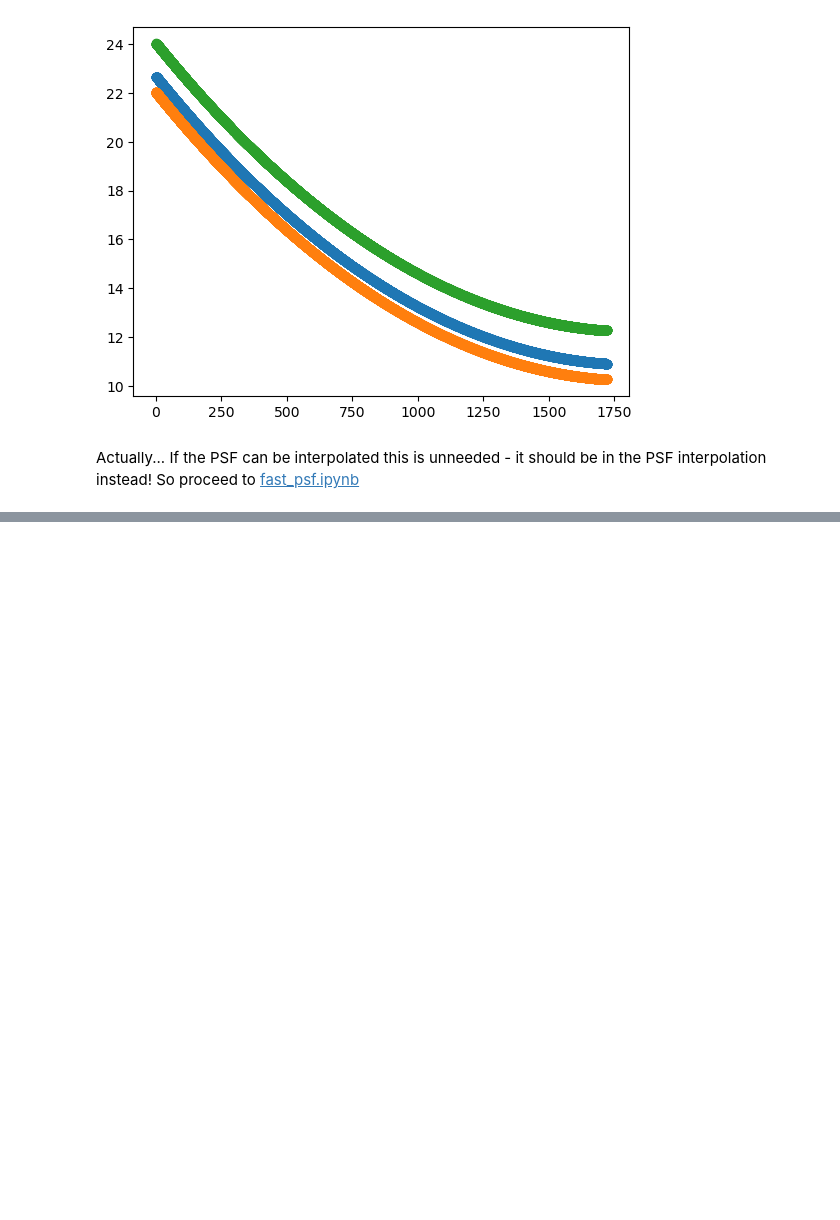
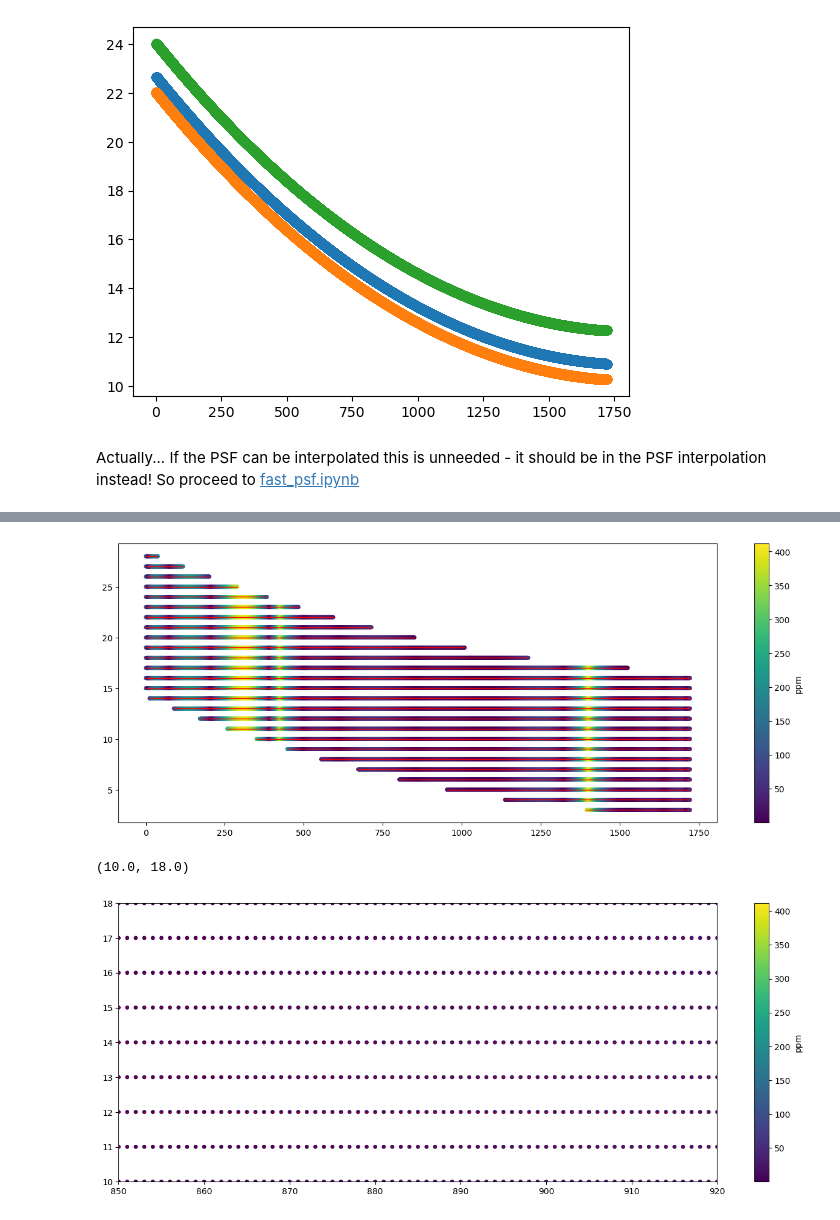
Before and after one commit to eteq/m31_jwst_2609_vol2, a Jupyter notebook: experimentation/fast_wcs.ipynb, the cells around one changed output, grey strips where cells are left out. Saved outputs shown, nothing was run; the diff lists cells and outputs as text; code cells hidden in the pictures; blank space fills up the shorter version.

```diff
--- a/experimentation/fast_wcs.ipynb
+++ b/experimentation/fast_wcs.ipynb
@@ -73,0 +217,15 @@ Oh, but as [wcs_linear_testing.ipynb](wcs_linear_testing.ipynb) shows, the *wave
+# %%
+fig = plt.figure(figsize=(16, 6))
+dtot = np.hypot(dx, dy)
+sc = plt.scatter(xs_approx, ys_approx, c=dtot*1e6, s=15)
+plt.scatter(xs_true, ys_true, c='r', s=1, lw=0)
+plt.colorbar(sc).set_label('ppm')
+
+display.display(fig)
+
+plt.xlim(850, 920)
+plt.ylim(10, 18)
+# %% [output]
+[figure, added]
+(10.0, 18.0)
+[figure, added]
```
Also changed, not shown: parts of 40 cells of this notebook, 3 other files.
